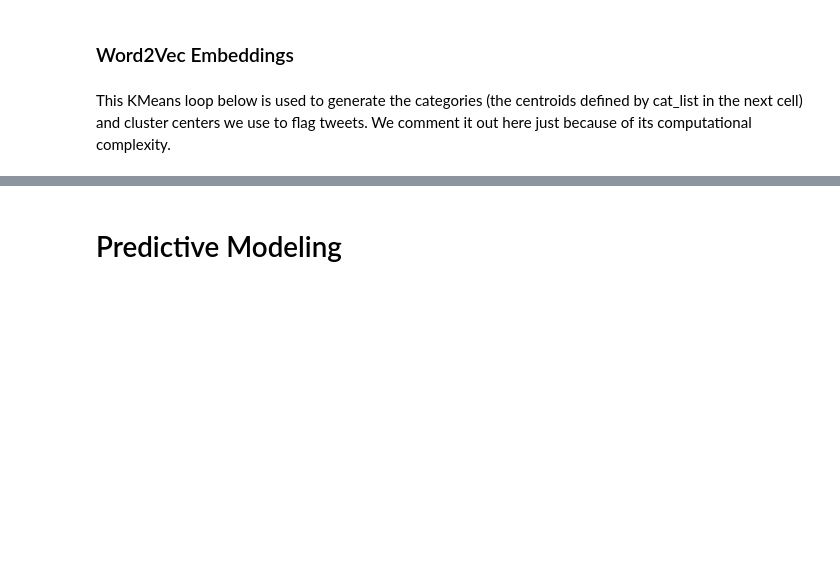
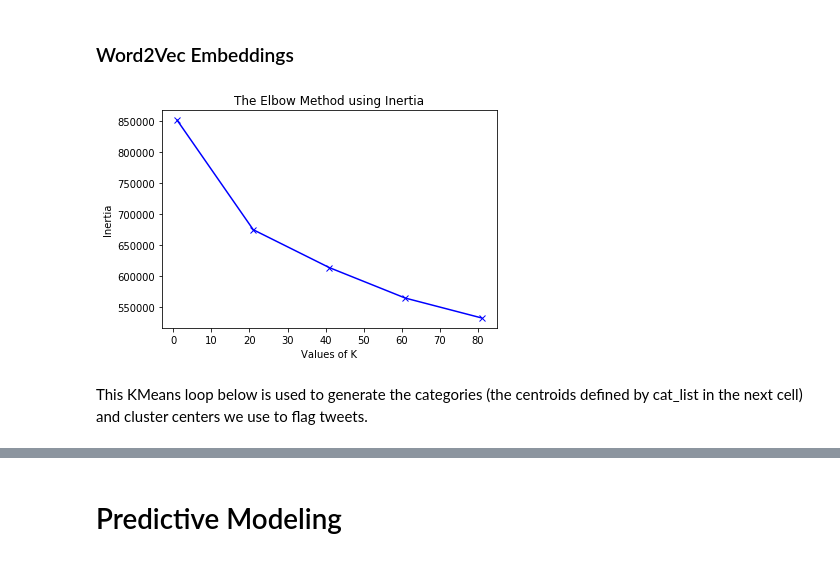
Before and after one commit to msnwatson/cs109aproject, a Jupyter notebook: trumptweetapproval.ipynb, the cells around one changed output, grey strips where cells are left out. Drawn from its saved outputs; the diff is of its cells as text; code cells hidden in the pictures; blank space fills up the shorter version.

```diff
--- a/trumptweetapproval.ipynb
+++ b/trumptweetapproval.ipynb
@@ -305,8 +315,24 @@ for i in range(trump_tweets.shape[0]):
             word_vectors.append(google_word2vec.get_vector(tokenized_tweet[j]))
         except:
             pass
+# %%
+# Code for elbow test, we use increments of 20 because of the high volume of words
+inertias = []
+
+for k in range(1, 100, 20):
+    kmeanModel = KMeans(n_clusters=k).fit(word_vectors)
+
+    inertias.append(kmeanModel.inertia_)
+# %%
+plt.plot(list(range(1, 100, 20)), inertias, 'bx-')
+plt.xlabel('Values of K')
+plt.ylabel('Inertia')
+plt.title('The Elbow Method using Inertia')
+plt.show()
+# %% [output]
+[figure, added]
 # %% [markdown]
-This KMeans loop below is used to generate the categories (the centroids defined by cat_list in the next cell) and cluster centers we use to flag tweets. We comment it out here just because of its computational complexity.
+This KMeans loop below is used to generate the categories (the centroids defined by cat_list in the next cell) and cluster centers we use to flag tweets.
 # %%
 kmeanModel = KMeans(n_clusters=20).fit(word_vectors)
 
```
Also changed, not shown: parts of 58 cells of this notebook.
